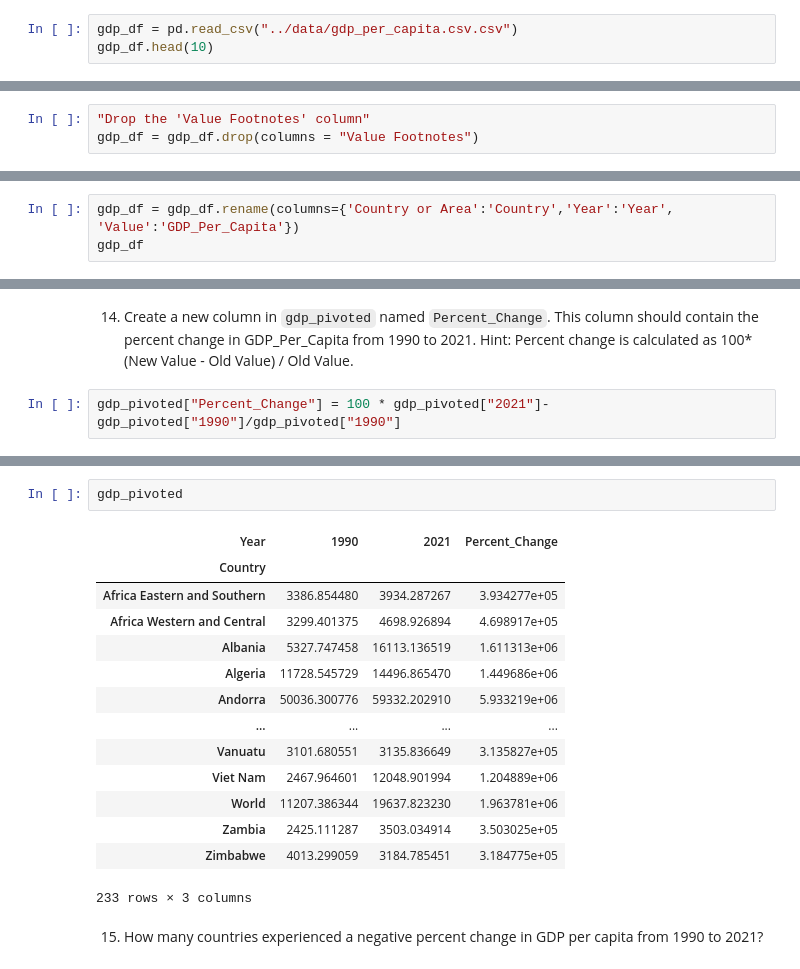
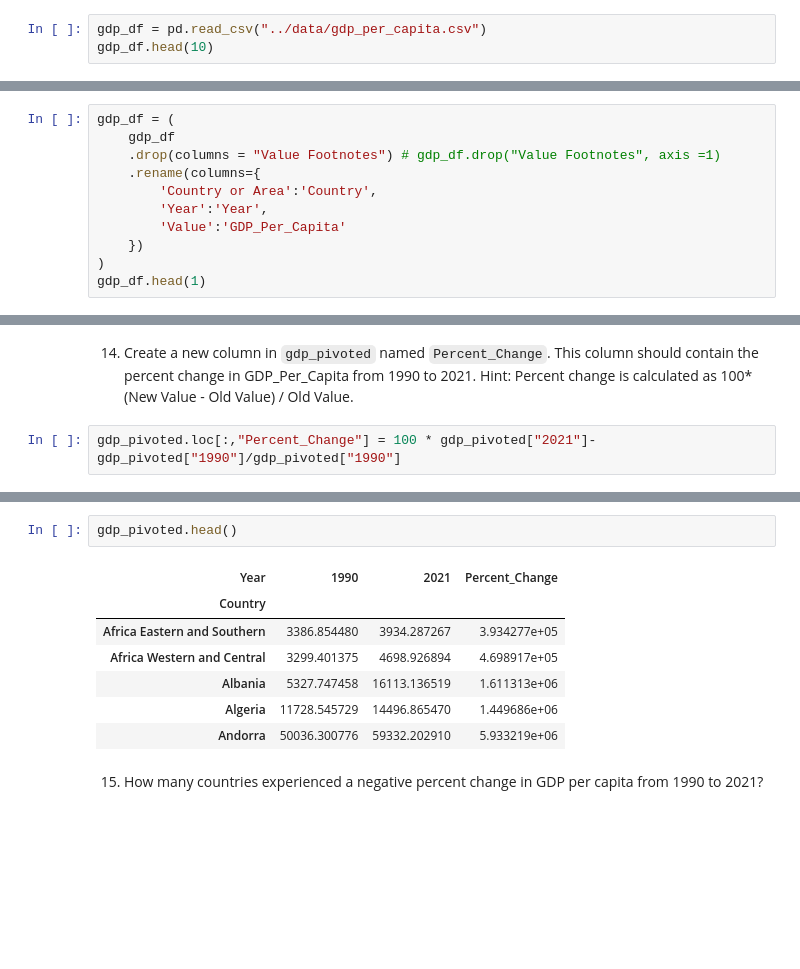
Before and after one commit to nss-data-science-cohort-9/un-exploration-ADoddala, a Jupyter notebook: notebooks/UN_Data_percapita.ipynb, the cells around one changed output, grey strips where cells are left out. Saved outputs shown, nothing was run; the diff lists cells and outputs as text; blank space fills up the shorter version.

```diff
--- a/notebooks/UN_Data_percapita.ipynb
+++ b/notebooks/UN_Data_percapita.ipynb
@@ -10,5 +12,5 @@ import matplotlib.ticker as ticker
 # %%
-gdp_df = pd.read_csv("../data/gdp_per_capita.csv.csv")
+gdp_df = pd.read_csv("../data/gdp_per_capita.csv")
 gdp_df.head(10)
 # %% [output]
 |  | Country or Area | Year | Value | Value Footnotes |
@@ -25,5 +55,13 @@ gdp_df.head(10)
 # %% [markdown]
 5.Drop the 'Value Footnotes' column, and rename the remaining columns to 'Country', 'Year', and 'GDP_Per_Capita.
 # %%
-"Drop the 'Value Footnotes' column"
-gdp_df = gdp_df.drop(columns = "Value Footnotes")
+gdp_df = (
+    gdp_df
+    .drop(columns = "Value Footnotes") # gdp_df.drop("Value Footnotes", axis =1)
+    .rename(columns={
+        'Country or Area':'Country',
+        'Year':'Year',
+        'Value':'GDP_Per_Capita'
+    })
+)
+gdp_df.head(1)
@@ -30,3 +70,0 @@ gdp_df = gdp_df.drop(columns = "Value Footnotes")
-# %%
-gdp_df = gdp_df.rename(columns={'Country or Area':'Country','Year':'Year', 'Value':'GDP_Per_Capita'})
-gdp_df
@@ -205,4 +192,4 @@ gdp_pivoted
 # %% [markdown]
 14. Create a new column in `gdp_pivoted` named `Percent_Change`. This column should contain the percent change in GDP_Per_Capita from 1990 to 2021. Hint: Percent change is calculated as 100*(New Value - Old Value) / Old Value.
 # %%
-gdp_pivoted["Percent_Change"] = 100 * gdp_pivoted["2021"]-gdp_pivoted["1990"]/gdp_pivoted["1990"]
+gdp_pivoted.loc[:,"Percent_Change"] = 100 * gdp_pivoted["2021"]-gdp_pivoted["1990"]/gdp_pivoted["1990"]
@@ -215,19 +196,12 @@ See the caveats in the documentation: https://pandas.pydata.org/pandas-docs/stab
 # %%
-gdp_pivoted
+gdp_pivoted.head()
 # %% [output]
 | Year | 1990 | 2021 | Percent_Change |
 | Country |  |  |  |
 | Africa Eastern and Southern | 3386.854480 | 3934.287267 | 3.934277e+05 |
 | Africa Western and Central | 3299.401375 | 4698.926894 | 4.698917e+05 |
 | Albania | 5327.747458 | 16113.136519 | 1.611313e+06 |
 | Algeria | 11728.545729 | 14496.865470 | 1.449686e+06 |
 | Andorra | 50036.300776 | 59332.202910 | 5.933219e+06 |
-| ... | ... | ... | ... |
-| Vanuatu | 3101.680551 | 3135.836649 | 3.135827e+05 |
-| Viet Nam | 2467.964601 | 12048.901994 | 1.204889e+06 |
-| World | 11207.386344 | 19637.823230 | 1.963781e+06 |
-| Zambia | 2425.111287 | 3503.034914 | 3.503025e+05 |
-| Zimbabwe | 4013.299059 | 3184.785451 | 3.184775e+05 |
-233 rows × 3 columns
 # %% [markdown]
 15. How many countries experienced a negative percent change in GDP per capita from 1990 to 2021?
```
Also changed, not shown: parts of 48 cells of this notebook.
